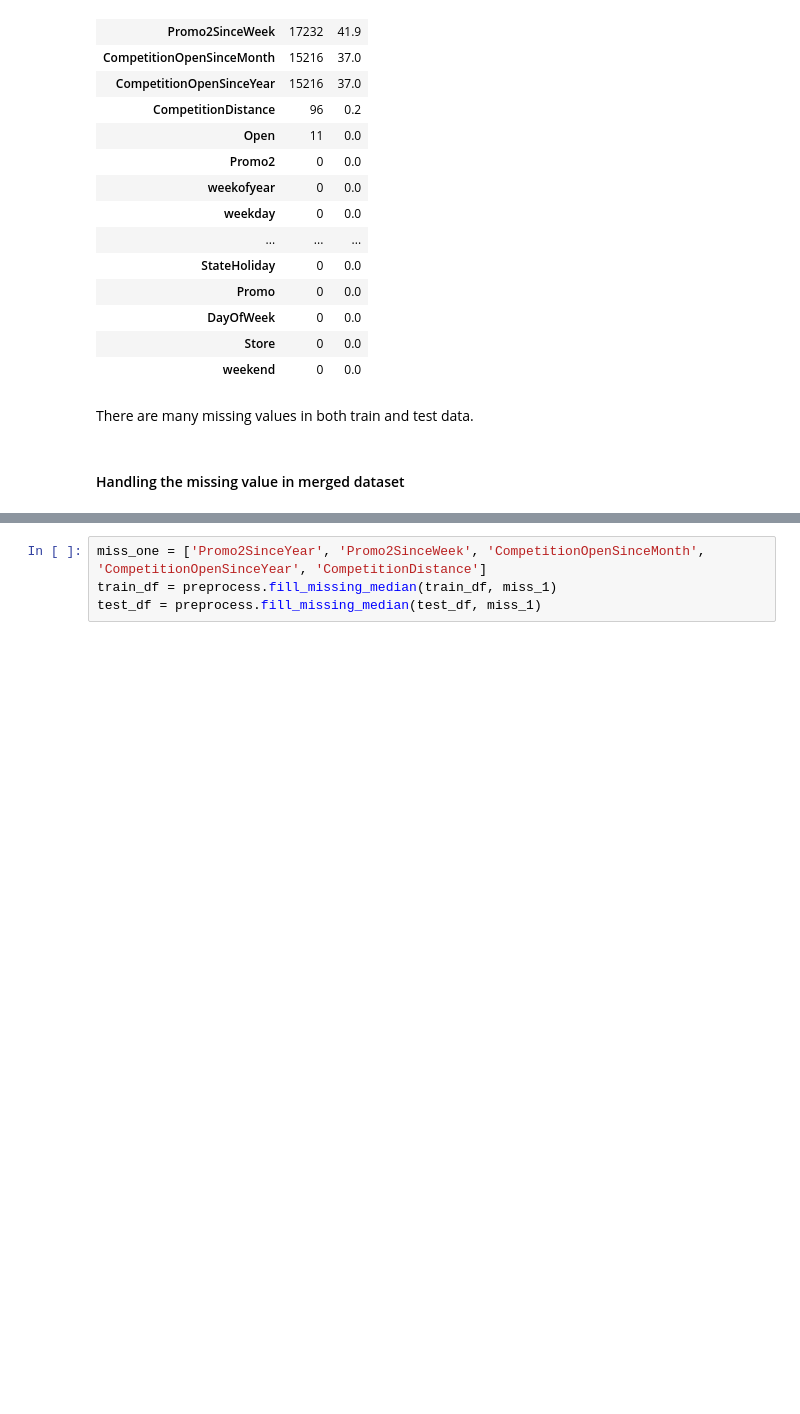
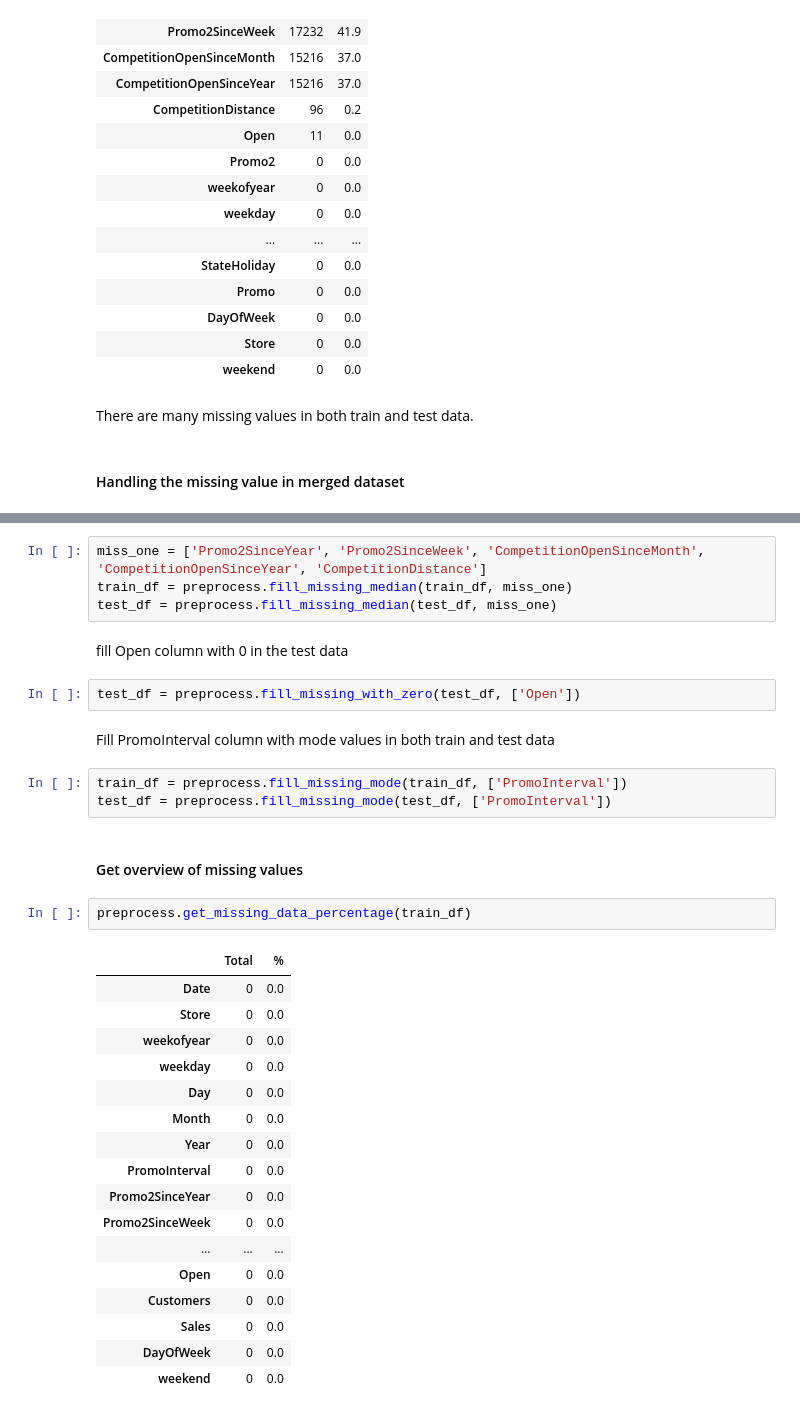
Before and after one commit to yonamg/Pharmaceutical-Sales-Prediction, a Jupyter notebook: notebook/Sales_EDA.ipynb, the cells around one changed output, grey strips where cells are left out. Cells and saved outputs as stored; diff of their text form; blank space fills up the shorter version.

```diff
--- a/notebook/Sales_EDA.ipynb
+++ b/notebook/Sales_EDA.ipynb
@@ -248,4 +248,35 @@ Filling the missing values with mean values
 # %%
 miss_one = ['Promo2SinceYear', 'Promo2SinceWeek', 'CompetitionOpenSinceMonth', 'CompetitionOpenSinceYear', 'CompetitionDistance']
-train_df = preprocess.fill_missing_median(train_df, miss_1)
-test_df = preprocess.fill_missing_median(test_df, miss_1)
+train_df = preprocess.fill_missing_median(train_df, miss_one)
+test_df = preprocess.fill_missing_median(test_df, miss_one)
+# %% [markdown]
+fill Open column with 0 in the test data
+# %%
+test_df = preprocess.fill_missing_with_zero(test_df, ['Open'])
+# %% [markdown]
+Fill PromoInterval column with mode values in both train and test data
+# %%
+train_df = preprocess.fill_missing_mode(train_df, ['PromoInterval'])
+test_df = preprocess.fill_missing_mode(test_df, ['PromoInterval'])
+# %% [markdown]
+#### Get overview of missing values
+# %%
+preprocess.get_missing_data_percentage(train_df)
+# %% [output]
+|  | Total | % |
+| Date | 0 | 0.0 |
+| Store | 0 | 0.0 |
+| weekofyear | 0 | 0.0 |
+| weekday | 0 | 0.0 |
+| Day | 0 | 0.0 |
+| Month | 0 | 0.0 |
+| Year | 0 | 0.0 |
+| PromoInterval | 0 | 0.0 |
+| Promo2SinceYear | 0 | 0.0 |
+| Promo2SinceWeek | 0 | 0.0 |
+| ... | ... | ... |
+| Open | 0 | 0.0 |
+| Customers | 0 | 0.0 |
+| Sales | 0 | 0.0 |
+| DayOfWeek | 0 | 0.0 |
+| weekend | 0 | 0.0 |
```
Also changed, not shown: parts of 7 cells of this notebook, 2 other files.
